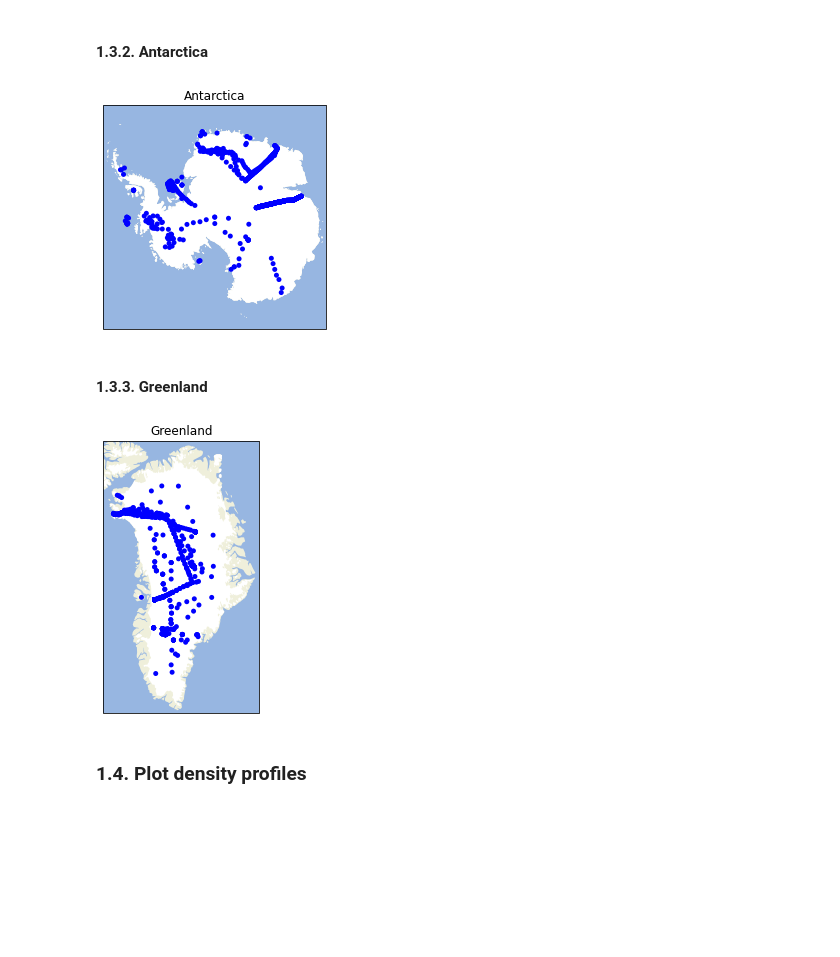
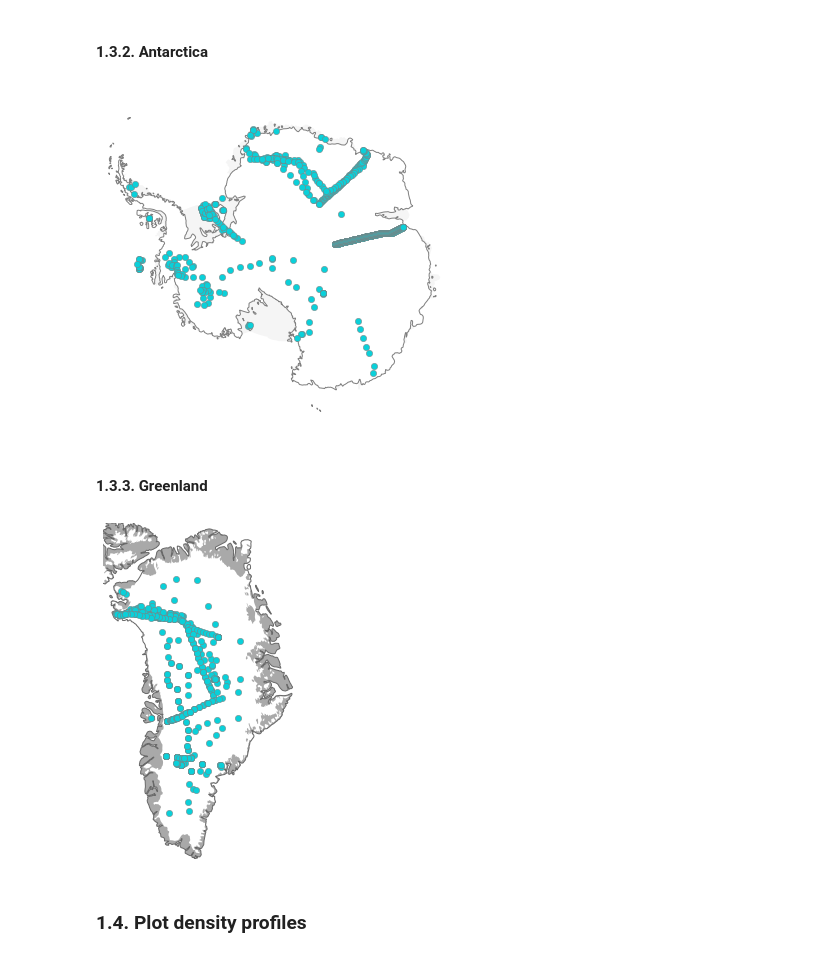
Before and after one commit to MeganTM/SUMMEDup2022, a Jupyter notebook: SUMMEDup_2022.ipynb, the cells around one changed output. Saved outputs shown, nothing was run; the diff lists cells and outputs as text; code cells hidden in the pictures; blank space fills up the shorter version.

Commit message:
Update script for plotting

```diff
--- a/SUMMEDup_2022.ipynb
+++ b/SUMMEDup_2022.ipynb
@@ -156,31 +162,33 @@ ax.scatter(df_meta.Longitude,df_meta.Latitude,transform=ccrs.PlateCarree(),
 #### 1.3.2. Antarctica
 # %%
 # Set up figure for plotting
-fig = plt.figure(figsize=(4,5))
-fig.patch.set_facecolor('w')
+fig = plt.figure(figsize=(5,5))
 
 # Create axis with correct projection and extent
 ax = plt.subplot(1,1,1,projection=ccrs.SouthPolarStereo())
 ax.set_extent([-180, 180, -90, -65], ccrs.PlateCarree())
-ax.set_title('Antarctica')
+ax.axis('off')
 
 # Add features
-ocean = cfeature.NaturalEarthFeature('physical', 'ocean', '50m',
-                                     edgecolor='none',facecolor=cfeature.COLORS['water'])
-land = cfeature.NaturalEarthFeature('physical', 'land', '50m',
-                                    edgecolor='none',facecolor=cfeature.COLORS['land'])
 glacier = cfeature.NaturalEarthFeature('physical','glaciated_areas','50m',
                                        edgecolor='none',facecolor='w')
-ax.add_feature(ocean,zorder=0)
-ax.add_feature(land,zorder=1)
-ax.add_feature(glacier,zorder=2)
+iceshelves = cfeature.NaturalEarthFeature('physical','antarctic_ice_shelves_polys','50m',
+                                          edgecolor='none',facecolor='whitesmoke')
+ax.add_feature(glacier,zorder=0)
+ax.add_feature(iceshelves,zorder=1)
+ax.coastlines(color='gray',zorder=2)
 
 # Plot locations
 ax.scatter(df_antarctica_meta.Longitude,df_antarctica_meta.Latitude,
-           transform=ccrs.PlateCarree(),zorder=5,
-           c='b',s=25,edgecolor='none');
+           transform=ccrs.PlateCarree(),zorder=3,
+           c='#0BD0D9',s=40,edgecolor='gray',lw=0.5)
+
+plt.tight_layout()
+
+# Save figure
+# plt.savefig('ais-density.png',dpi=500)
 # %% [output]
-[figure, old version]
+[figure, new version]
 # %% [markdown]
 #### 1.3.3. Greenland
 # %%
@@ -191,25 +199,28 @@ fig.patch.set_facecolor('w')
 # Create axis with correct projection and extent
 ax = plt.subplot(1,1,1,projection=ccrs.NorthPolarStereo(central_longitude=-45))
 ax.set_extent([-56.5, -30, 59, 84], ccrs.PlateCarree())
-ax.set_title('Greenland')
+ax.axis('off')
 
 # Add features
-ocean = cfeature.NaturalEarthFeature('physical', 'ocean', '50m',
-                                     edgecolor='none',facecolor=cfeature.COLORS['water'])
-land = cfeature.NaturalEarthFeature('physical', 'land', '50m',
-                                    edgecolor='none',facecolor=cfeature.COLORS['land'])
 glacier = cfeature.NaturalEarthFeature('physical','glaciated_areas','50m',
                                        edgecolor='none',facecolor='w')
-ax.add_feature(ocean,zorder=0)
-ax.add_feature(land,zorder=1)
-ax.add_feature(glacier,zorder=2)
+land = cfeature.NaturalEarthFeature('physical', 'land', '50m',
+                                    edgecolor='none',facecolor='darkgray')
+ax.add_feature(land,zorder=0)
+ax.add_feature(glacier,zorder=1)
+ax.coastlines(color='dimgray',zorder=2)
 
 # Plot locations
 ax.scatter(df_greenland_meta.Longitude,df_greenland_meta.Latitude,
-           transform=ccrs.PlateCarree(),zorder=5,
-           c='b',s=25,edgecolor='none');
+           transform=ccrs.PlateCarree(),zorder=3,
+           c='#0BD0D9',s=40,edgecolor='gray',lw=0.5)
+
+plt.tight_layout()
+
+# Save figure
+plt.savefig('gris-density.png',dpi=500,bbox_inches='tight')
 # %% [output]
-[figure, old version]
+[figure, new version]
 # %% [markdown]
 ### 1.4. Plot density profiles
 # %% [markdown]
```
Also changed, not shown: parts of 11 cells of this notebook.
